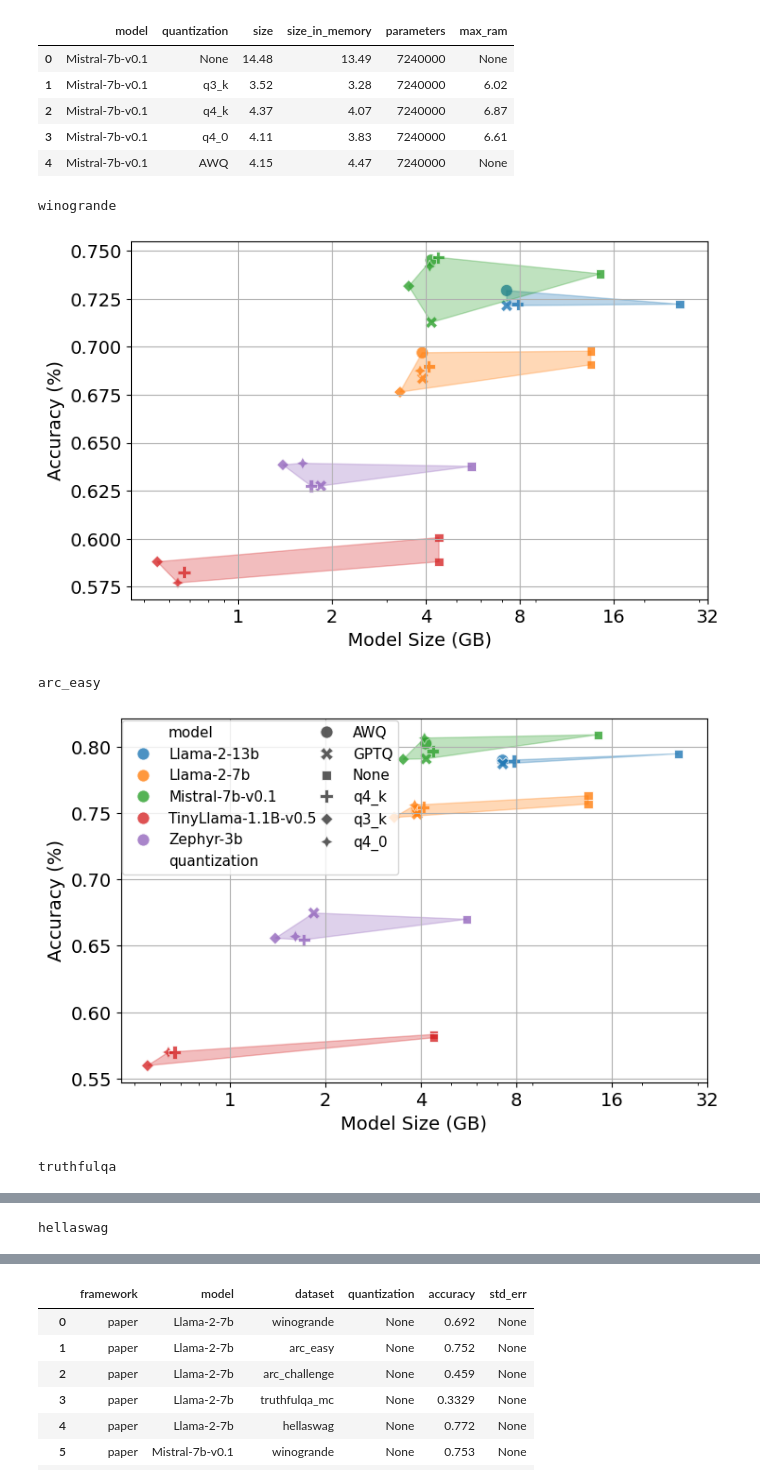
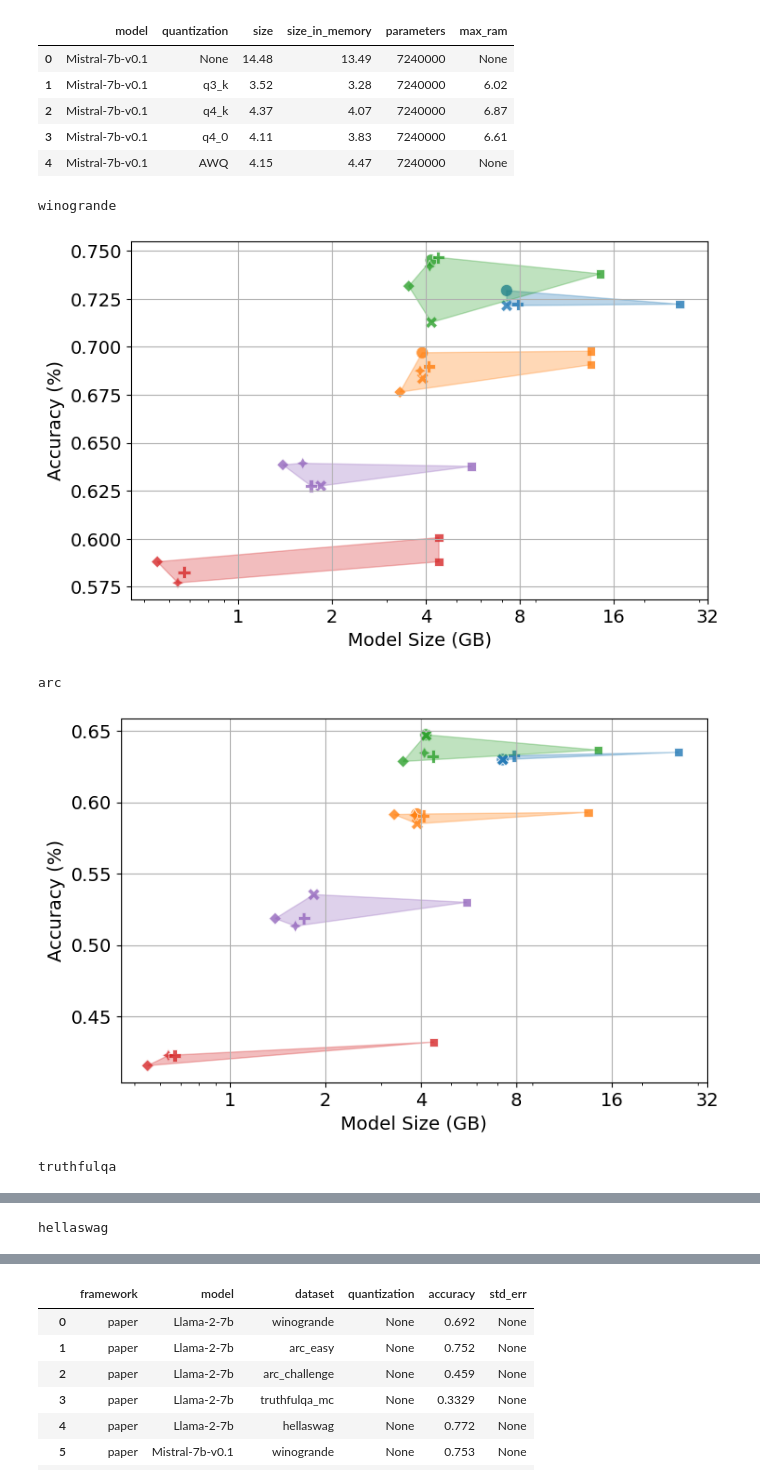
Before and after one commit to brave-experiments/MELT-public, a Jupyter notebook: src/model_evaluation/results/visualization.ipynb, the cells around one changed output, grey strips where cells are left out. Drawn from its saved outputs; the diff is of its cells as text; code cells hidden in the pictures.

```diff
--- a/src/model_evaluation/results/visualization.ipynb
+++ b/src/model_evaluation/results/visualization.ipynb
@@ -22,7 +23,7 @@ models = result_df["model"].unique()
 for model_name in models:
   llama_df = result_df[result_df["model"] == model_name]
   llama_df = llama_df[llama_df["framework"] != "paper"]
-  llama_df = llama_df[llama_df["dataset"].isin(["winogrande", "arc_easy", "truthfulqa", "hellaswag"])]
+  llama_df = llama_df[llama_df["dataset"].isin(["winogrande", "arc", "truthfulqa", "hellaswag"])]
   llama_df.loc[llama_df["quantization"].isna(),"quantization"] = "None"
   llama_df = llama_df[llama_df["quantization"].isin(["q4_0", "q4_k", "q3_k", "AWQ", "GPTQ", "None"])]
   ax = sns.barplot(x="accuracy", y="dataset", hue="quantization", hue_order=[label for label in ["None", "q4_0", "q4_k", "q3_k", "AWQ", "GPTQ"] if label in llama_df.quantization.unique()], data=llama_df, orient='h')
@@ -99,7 +100,7 @@ display(specs_df.head(5))
 from scipy.spatial import ConvexHull
 import numpy as np
 
-datasets = ["winogrande", "arc_easy", "truthfulqa", "hellaswag"]
+datasets = ["winogrande", "arc", "truthfulqa", "hellaswag"]
 filtered_df = result_df[result_df["dataset"].isin(datasets)]
 filtered_df = filtered_df[filtered_df["framework"] != "paper"]
 
@@ -122,35 +123,35 @@ for i, dataset in enumerate(datasets):
   for model in sorted_models:
     model_df = dataset_df[dataset_df["model"] == model]
     points = model_df[["size", "accuracy"]].values
     hull = ConvexHull(points)
     hull_points = points[hull.vertices]
     hull_points = np.append(hull_points, hull_points[0:1], axis=0)
 
     color = sns.color_palette("tab10")[sorted_models.index(model)]
     ax.fill(hull_points[:, 0], hull_points[:, 1], color=to_rgba(color, 0.3))
 
   # ax.set_title(f"{dataset}: Performance vs Model Size")
   ax.set_xlabel("Model Size (GB)")
   ax.set_ylabel("Accuracy (%)")
   ax.set_xscale('log')
   xticks = [1, 2, 4, 8, 16, 32]
   xticklabels = [f"{size}" if size != 0.5 else "½" for size in xticks]
   ax.set_xticks(xticks)
   ax.set_xticklabels(xticklabels, rotation=0)
   # ax.set_xlim(-0, xticks[-1])
   if dataset == 'arc_easy':
     ax.legend(prop={'size': 11}, ncol=2, loc="upper left",
               columnspacing=-0.3, bbox_to_anchor=(-0.01, 1.015))
   else:
     ax.get_legend().remove()
   ax.grid()
   plt.savefig(f"figures/{dataset}_performance_vs_size.pdf", dpi=300, bbox_inches='tight')
   plt.show()
 # %% [output]
 winogrande
 [figure]
-arc_easy
+arc
-[figure, old version]
+[figure, new version]
 truthfulqa
 [figure]
 hellaswag
```
Also changed, not shown: parts of 2 cells of this notebook, 14 other files.
